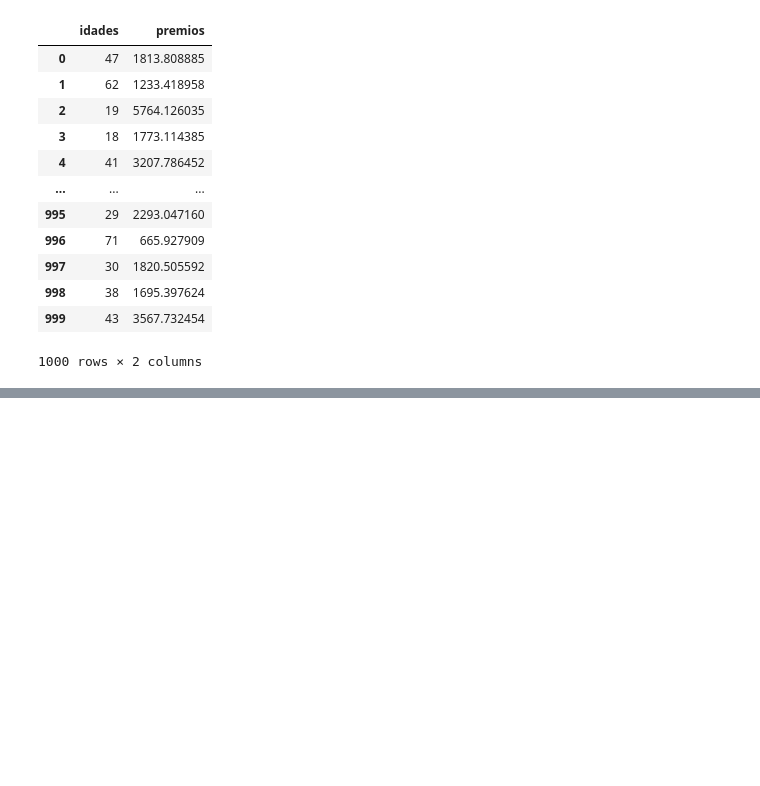
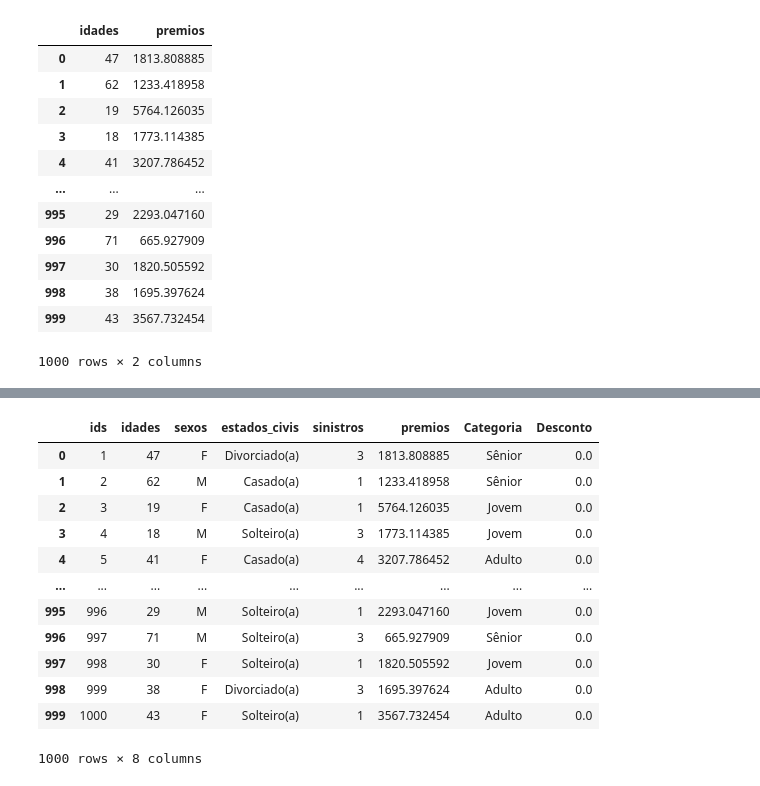
Before and after one commit to levelup-python/alura_insurance, a Jupyter notebook: Python_Data_Science/base.ipynb, the cells around one changed output, grey strips where cells are left out. Cells and saved outputs as stored; diff of their text form; code cells hidden in the pictures; blank space fills up the shorter version.

Commit message:
ler csv, classificar idades e calcular desconto

```diff
--- a/Python_Data_Science/base.ipynb
+++ b/Python_Data_Science/base.ipynb
@@ -99,0 +102,3 @@ idades_premios
+# %%
+dados = read_csv('dados.csv', index_col='Unnamed: 0')
+dados
@@ -99,0 +119,11 @@ idades_premios
+# %%
+def classificar_idade(idade):
+    if idade >= 18 and idade <= 30:
+        return 'Jovem'
+    elif idade >= 31 and idade <= 45:
+        return 'Adulto'
+    else:
+        return 'Sênior'
+# %%
+dados['Categoria'] = dados['idades'].apply(classificar_idade)
+dados
@@ -99,0 +144,25 @@ idades_premios
+# %%
+def calcular_desconto(pessoa):
+    if pessoa['sinistros'] == 0:
+        if pessoa['Categoria'] == 'Jovem':
+            return pessoa['premios'] * 0.05
+        elif pessoa['Categoria'] in ['Adulto', 'Sênior']:
+            return pessoa['premios'] * 0.1
+    return 0
+# %%
+dados['Desconto'] = dados.apply(calcular_desconto, axis=1)
+dados
+# %% [output]
+|  | ids | idades | sexos | estados_civis | sinistros | premios | Categoria | Desconto |
+| 0 | 1 | 47 | F | Divorciado(a) | 3 | 1813.808885 | Sênior | 0.0 |
+| 1 | 2 | 62 | M | Casado(a) | 1 | 1233.418958 | Sênior | 0.0 |
+| 2 | 3 | 19 | F | Casado(a) | 1 | 5764.126035 | Jovem | 0.0 |
+| 3 | 4 | 18 | M | Solteiro(a) | 3 | 1773.114385 | Jovem | 0.0 |
+| 4 | 5 | 41 | F | Casado(a) | 4 | 3207.786452 | Adulto | 0.0 |
+| ... | ... | ... | ... | ... | ... | ... | ... | ... |
+| 995 | 996 | 29 | M | Solteiro(a) | 1 | 2293.047160 | Jovem | 0.0 |
+| 996 | 997 | 71 | M | Solteiro(a) | 3 | 665.927909 | Sênior | 0.0 |
+| 997 | 998 | 30 | F | Solteiro(a) | 1 | 1820.505592 | Jovem | 0.0 |
+| 998 | 999 | 38 | F | Divorciado(a) | 3 | 1695.397624 | Adulto | 0.0 |
+| 999 | 1000 | 43 | F | Solteiro(a) | 1 | 3567.732454 | Adulto | 0.0 |
+1000 rows × 8 columns
```
Also changed, not shown: parts of 4 cells of this notebook, 1 other file.
